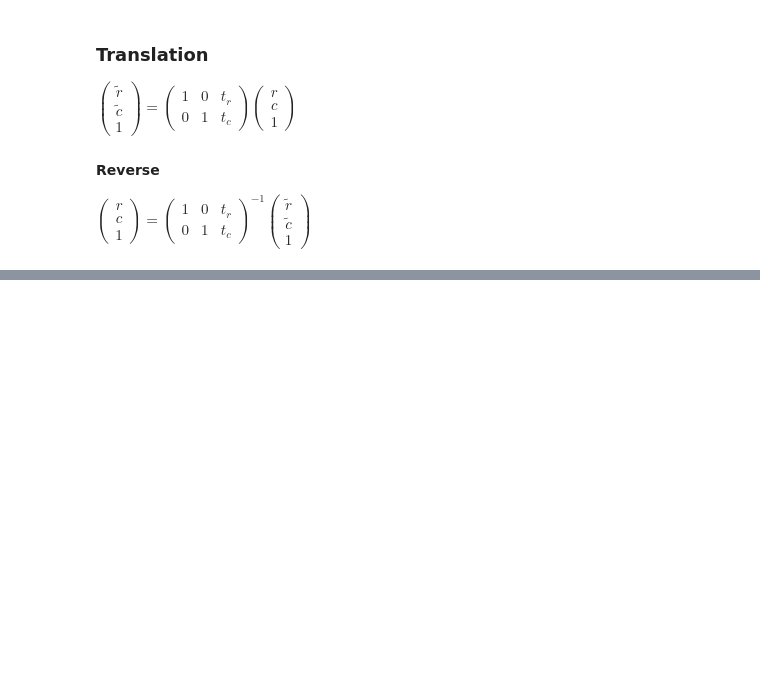
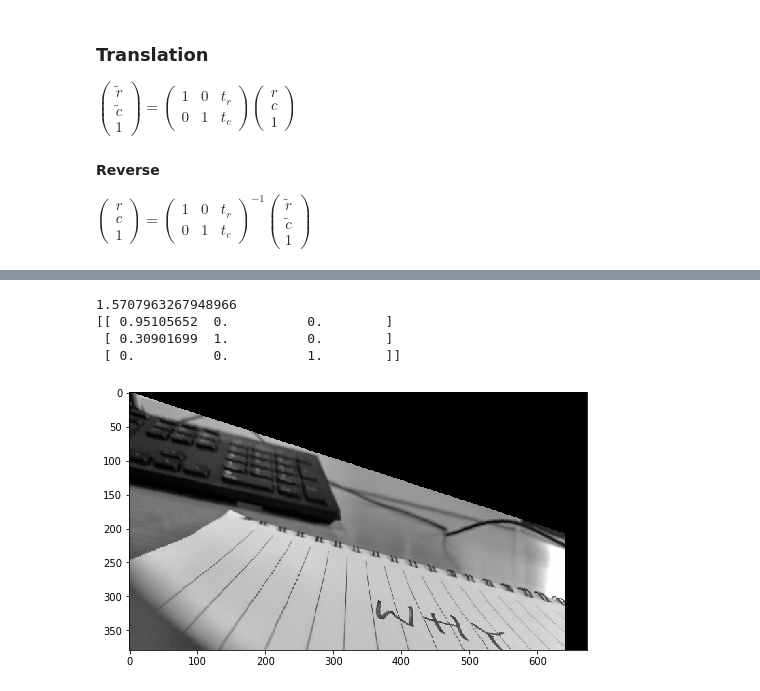
Before and after one commit to frankzl/machine-vision-algorithms, a Jupyter notebook: 02.2-Tranformations.ipynb, the cells around one changed output, grey strips where cells are left out. Saved outputs shown, nothing was run; the diff lists cells and outputs as text; code cells hidden in the pictures; blank space fills up the shorter version.

```diff
--- a/02.2-Tranformations.ipynb
+++ b/02.2-Tranformations.ipynb
@@ -87,3 +177,21 @@ $\begin{pmatrix}\cos\alpha & -\sin\alpha & 0  \\ \sin\alpha & \cos\alpha & 0 \en
 ### Scherung der Zeilen-Achse um $\theta$
 
 $\begin{pmatrix}\cos\theta & 0 & 0  \\ \sin\theta & 1 & 0 \end{pmatrix}$
+# %%
+theta = math.pi/2.
+print(theta)
+scherung = np.matrix([[math.cos(alpha), 0, 0],
+                       [math.sin(alpha), 1, 0],
+                       [0,0,1]])
+print(scherung)
+
+img2 = np.zeros((height, width))
+
+affine_transformation(scherung, img, img2)
+rd.show_img(img2)
+# %% [output]
+1.5707963267948966
+[[ 0.95105652  0.          0.        ]
+ [ 0.30901699  1.          0.        ]
+ [ 0.          0.          1.        ]]
+[figure, added]
```
Also changed, not shown: parts of 16 cells of this notebook, 3 other files.
